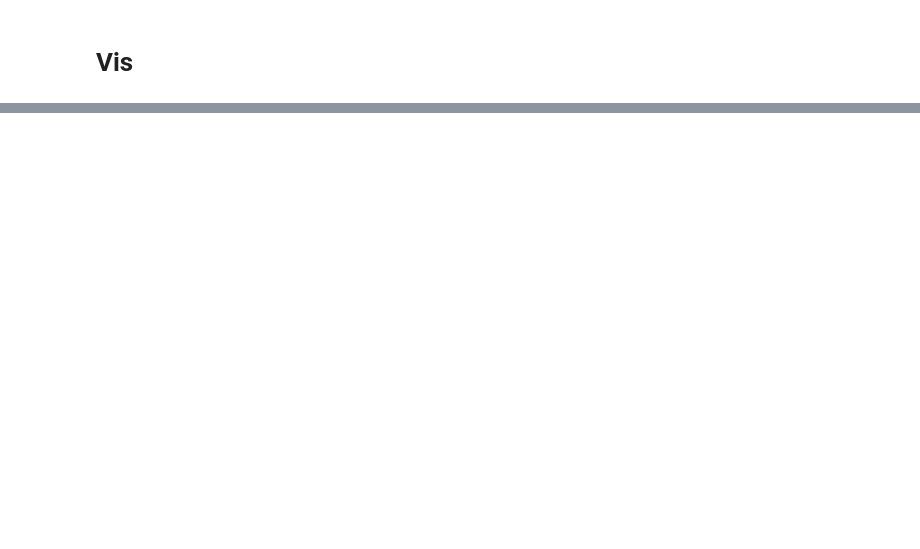
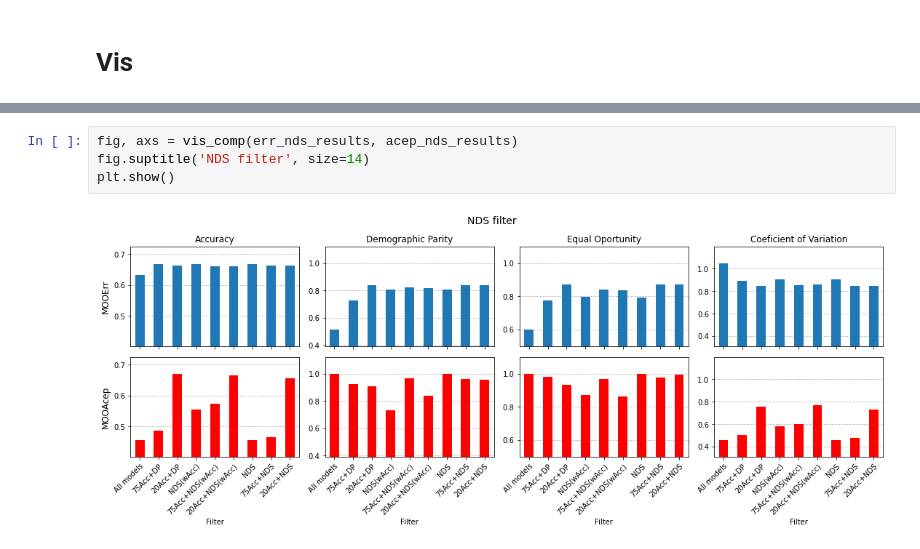
Before and after one commit to viguardieiro/moopt_fairness, a Jupyter notebook: Experimento - NonDominateSorting.ipynb, the cells around one changed output, grey strips where cells are left out. Saved outputs shown, nothing was run; the diff lists cells and outputs as text; blank space fills up the shorter version.

```diff
--- a/Experimento - NonDominateSorting.ipynb
+++ b/Experimento - NonDominateSorting.ipynb
@@ -251,0 +304,6 @@ results_test
+# %%
+fig, axs = vis_comp(err_nds_results, acep_nds_results)
+fig.suptitle('NDS filter', size=14)
+plt.show()
+# %% [output]
+[figure, added]
```
Also changed, not shown: parts of 23 cells of this notebook.
